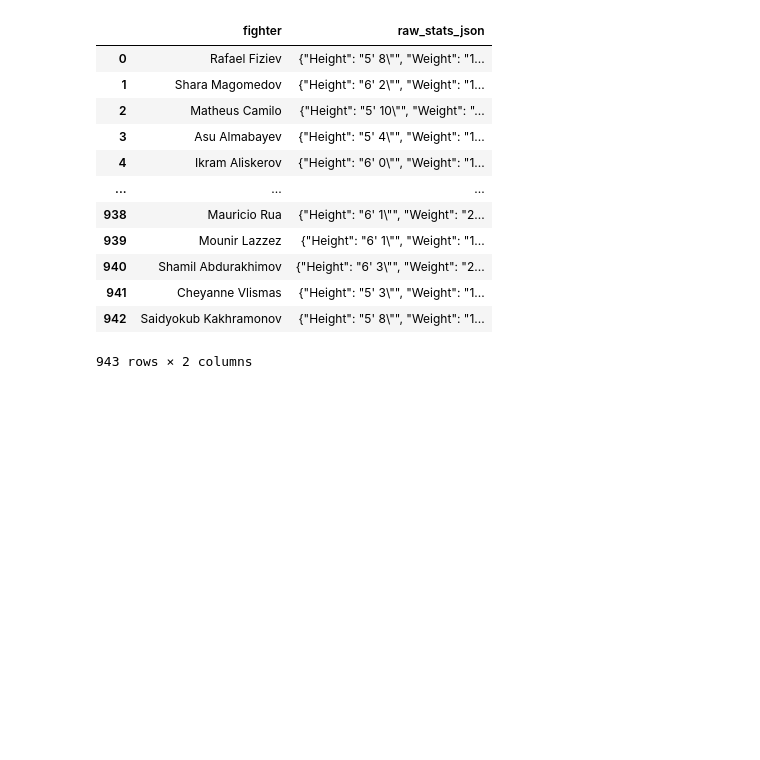
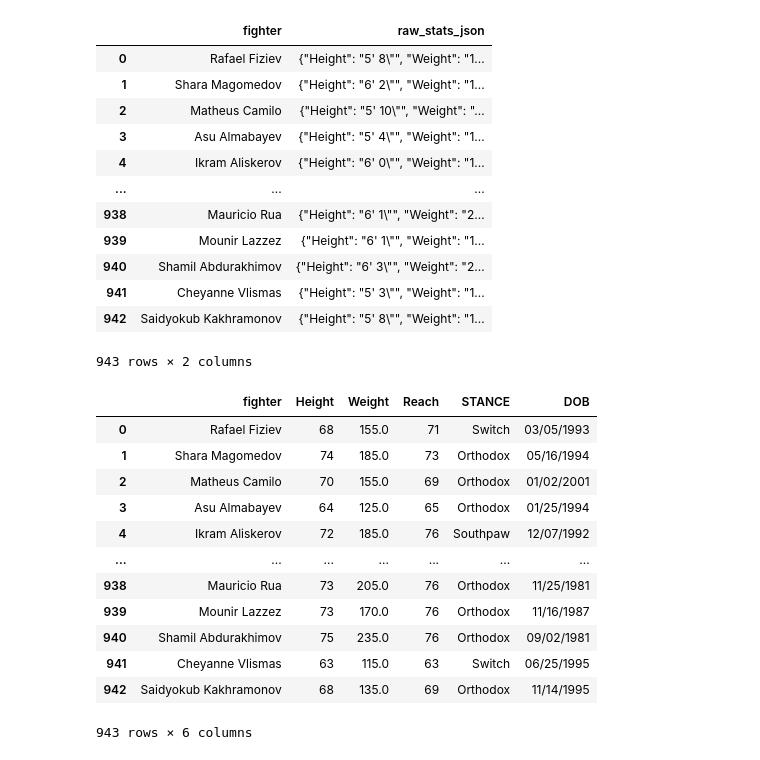
Before and after one commit to Brandonvg26/ufc_ml, a Jupyter notebook: notebooks/02-B_fighters_checkup.ipynb, the cells around one changed output. Cells and saved outputs as stored; diff of their text form; code cells hidden in the pictures; blank space fills up the shorter version.

```diff
--- a/notebooks/02-B_fighters_checkup.ipynb
+++ b/notebooks/02-B_fighters_checkup.ipynb
@@ -1,7 +1,7 @@
 # %%
 import pandas as pd
 
-raw = pd.read_csv(r"C:\Git projects\ufc_ml\ufc_data\fighter_stats.csv", sep=",")
+raw = pd.read_csv(r"C:\Git projects\ufc_ml\ufc_data\raw\fighter_stats.csv", sep=",")
 pd.set_option('display.max_columns', None)
 pd.set_option('display.max_colwidth', None)
 
@@ -31,18 +31,44 @@ Index(['fighter', 'fighter_url', 'record', 'nickname', 'height', 'weight',
 # %%
 import json
 import pandas as pd
 
 # 1. Convert the JSON string column into actual Python dictionaries
 fighters["raw_stats_json"] = fighters["raw_stats_json"].apply(json.loads)
 
 # 2. Flatten the dictionaries into a new DataFrame
 stats_df = pd.json_normalize(fighters["raw_stats_json"])
 
 # 3. Combine with the original fighter names and drop the old JSON column
 fighters = fighters[["fighter"]].join(stats_df)
 
 fighters["DOB"] = pd.to_datetime(fighters["DOB"], errors="coerce")
 
 fighters["DOB"] = fighters["DOB"].dt.strftime("%m/%d/%Y")
 
-fighters.to_csv(r"C:\Git projects\ufc_ml\ufc_data\data_stats_fighters.csv", index=False)
+fighters["Weight"] = fighters["Weight"].str.replace(" lbs", "").astype(float)
+
+fighters["Reach"] = fighters["Reach"].astype(str).str.rstrip('"').str.strip()
+fighters["Reach"] = pd.to_numeric(fighters["Reach"], errors="coerce")
+
+height_split = fighters["Height"].str.extract(r"(?P<feet>\d+)'\s*(?P<inches>\d+)?\"?")
+feet = pd.to_numeric(height_split["feet"], errors="coerce")
+inches = pd.to_numeric(height_split["inches"], errors="coerce").fillna(0)
+fighters["Height"] = (feet * 12) + inches
+
+fighters = fighters.drop(columns=["SLpM", "Str. Acc.", "SApM", "Str. Def", "TD Avg.", "TD Acc.", "TD Def.", "Sub. Avg."])
+
+fighters
+# %% [output]
+|  | fighter | Height | Weight | Reach | STANCE | DOB |
+| 0 | Rafael Fiziev | 68 | 155.0 | 71 | Switch | 03/05/1993 |
+| 1 | Shara Magomedov | 74 | 185.0 | 73 | Orthodox | 05/16/1994 |
+| 2 | Matheus Camilo | 70 | 155.0 | 69 | Orthodox | 01/02/2001 |
+| 3 | Asu Almabayev | 64 | 125.0 | 65 | Orthodox | 01/25/1994 |
+| 4 | Ikram Aliskerov | 72 | 185.0 | 76 | Southpaw | 12/07/1992 |
+| ... | ... | ... | ... | ... | ... | ... |
+| 938 | Mauricio Rua | 73 | 205.0 | 76 | Orthodox | 11/25/1981 |
+| 939 | Mounir Lazzez | 73 | 170.0 | 76 | Orthodox | 11/16/1987 |
+| 940 | Shamil Abdurakhimov | 75 | 235.0 | 76 | Orthodox | 09/02/1981 |
+| 941 | Cheyanne Vlismas | 63 | 115.0 | 63 | Switch | 06/25/1995 |
+| 942 | Saidyokub Kakhramonov | 68 | 135.0 | 69 | Orthodox | 11/14/1995 |
+943 rows × 6 columns
```
Also changed, not shown: parts of 1 cell of this notebook, 12 other files.
